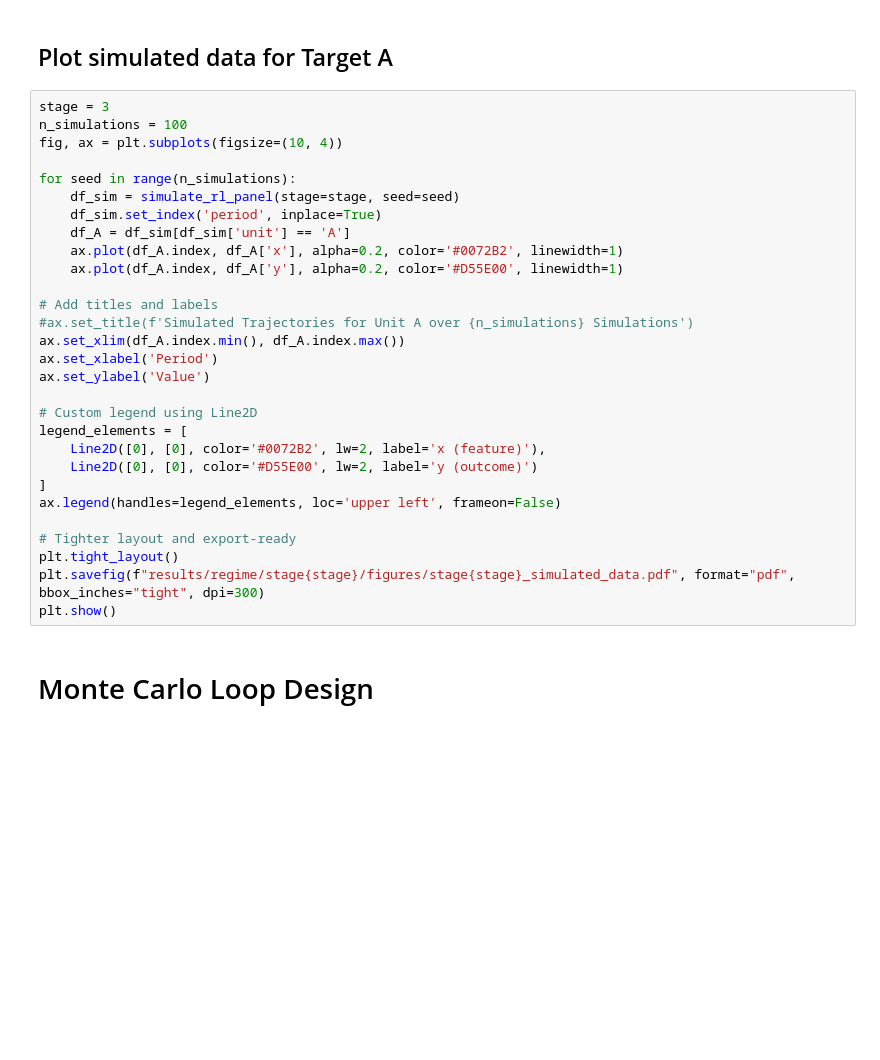
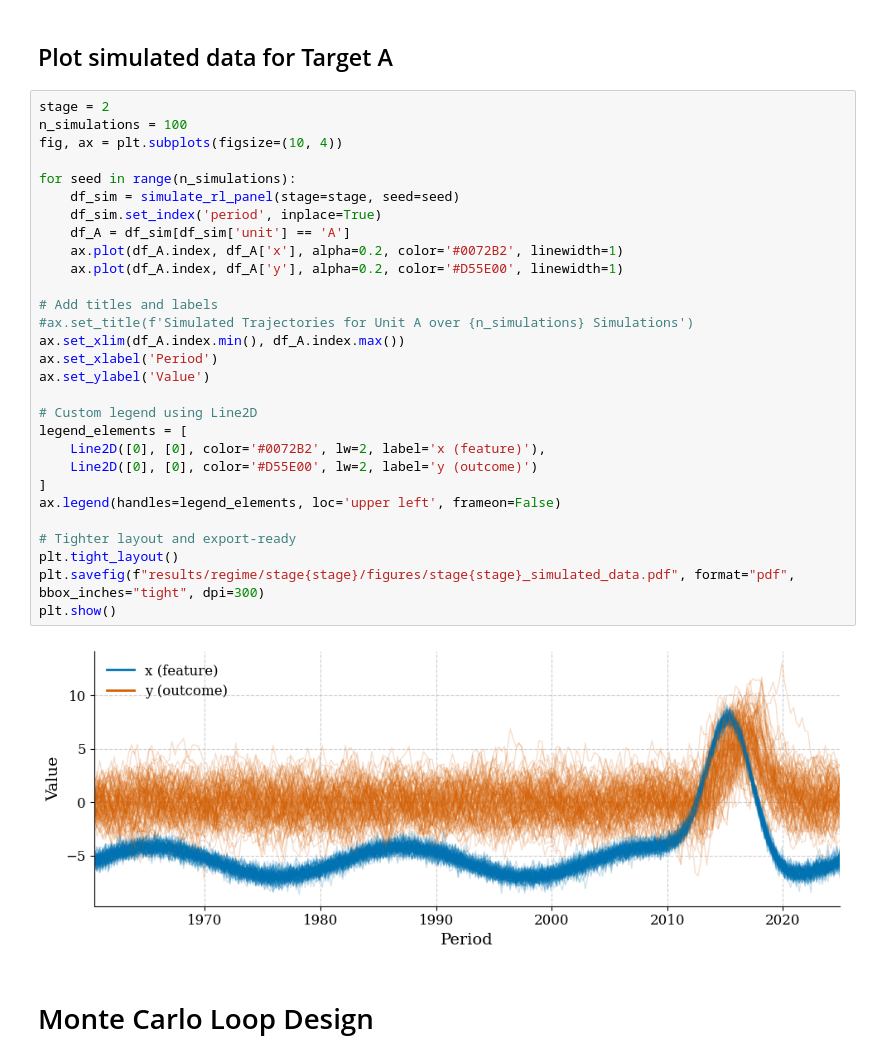
Before and after one commit to RenatoVassallo/OptimalPanel, a Jupyter notebook: notebooks/simulation/regime_simulation.ipynb, the cells around one changed output. Saved outputs shown, nothing was run; the diff lists cells and outputs as text; blank space fills up the shorter version.

```diff
--- a/notebooks/simulation/regime_simulation.ipynb
+++ b/notebooks/simulation/regime_simulation.ipynb
@@ -123,34 +123,36 @@ def simulate_rl_panel(stage: int, seed: int = 42) -> pd.DataFrame:
 # %% [markdown]
 ## Plot simulated data for Target A
 # %%
-stage = 3
+stage = 2
 n_simulations = 100
 fig, ax = plt.subplots(figsize=(10, 4))
 
 for seed in range(n_simulations):
     df_sim = simulate_rl_panel(stage=stage, seed=seed)
     df_sim.set_index('period', inplace=True)
     df_A = df_sim[df_sim['unit'] == 'A']
     ax.plot(df_A.index, df_A['x'], alpha=0.2, color='#0072B2', linewidth=1)
     ax.plot(df_A.index, df_A['y'], alpha=0.2, color='#D55E00', linewidth=1)
 
 # Add titles and labels
 #ax.set_title(f'Simulated Trajectories for Unit A over {n_simulations} Simulations')
 ax.set_xlim(df_A.index.min(), df_A.index.max())
 ax.set_xlabel('Period')
 ax.set_ylabel('Value')
 
 # Custom legend using Line2D
 legend_elements = [
     Line2D([0], [0], color='#0072B2', lw=2, label='x (feature)'),
     Line2D([0], [0], color='#D55E00', lw=2, label='y (outcome)')
 ]
 ax.legend(handles=legend_elements, loc='upper left', frameon=False)
 
 # Tighter layout and export-ready
 plt.tight_layout()
 plt.savefig(f"results/regime/stage{stage}/figures/stage{stage}_simulated_data.pdf", format="pdf", bbox_inches="tight", dpi=300)
 plt.show()
+# %% [output]
+[figure, added]
 # %% [markdown]
 # Monte Carlo Loop Design
 # %%
```
Also changed, not shown: parts of 1 cell of this notebook, 3 other files.
